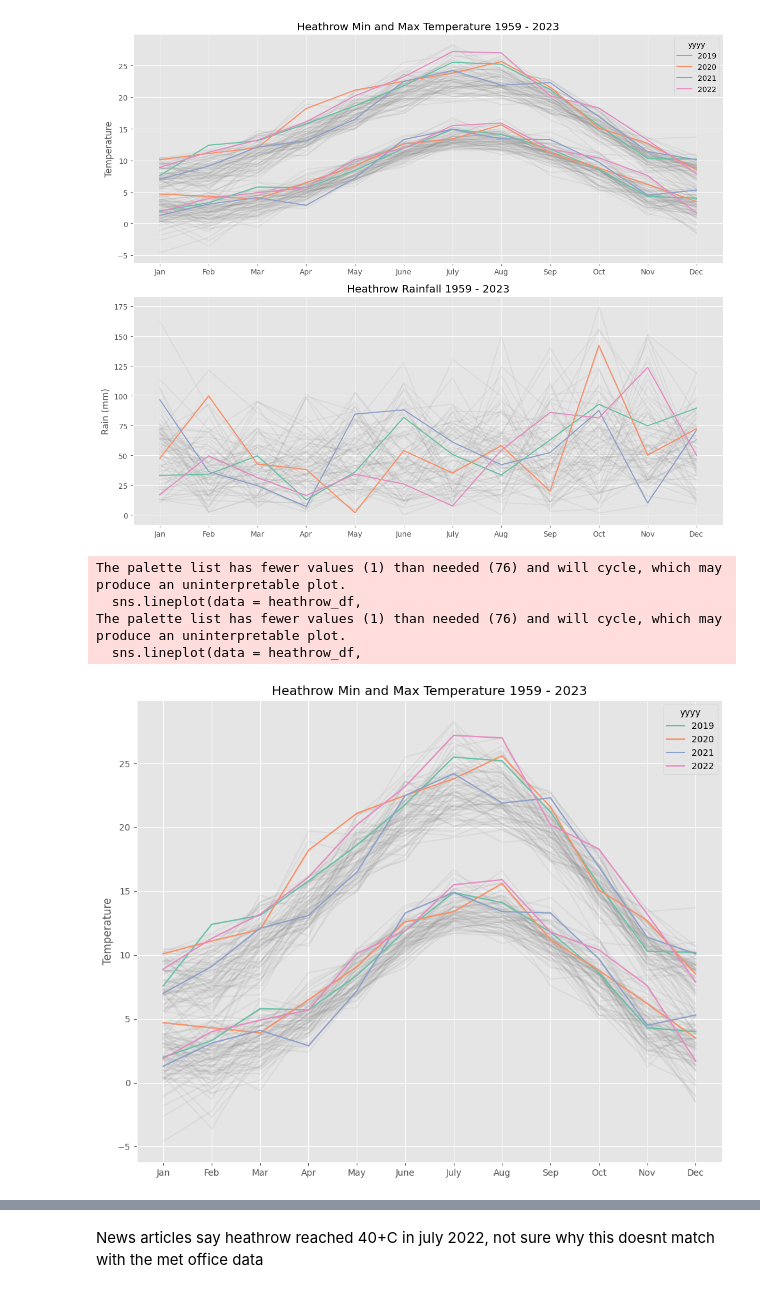
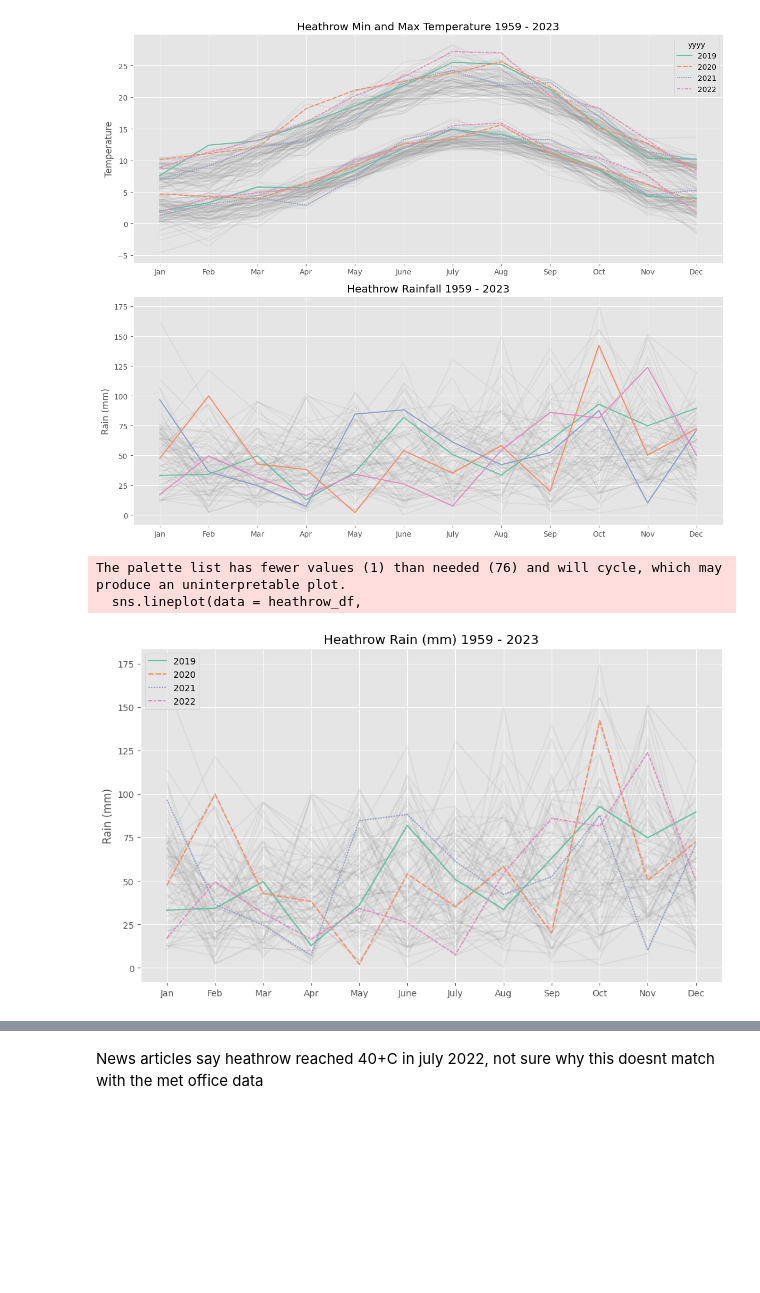
Before and after one commit to jmoro0408/DataVis, a Jupyter notebook: UK Temperature/heathrow_temp_plotting.ipynb, the cells around one changed output, grey strips where cells are left out. Cells and saved outputs as stored; diff of their text form; code cells hidden in the pictures; blank space fills up the shorter version.

Commit message:
add style and savefigs

```diff
--- a/UK Temperature/heathrow_temp_plotting.ipynb
+++ b/UK Temperature/heathrow_temp_plotting.ipynb
@@ -10,6 +10,8 @@ data_dir = Path("Data")
 braemar_dir = Path(data_dir, "Braemar.txt")
 heathrow_dir = Path(data_dir, "Heathrow.txt")
 co2_dir = Path(data_dir, "co-emissions-per-capita.csv")
+save_dir = Path("Figs","Heathrow")
+SAVE = True
 # %%
 co2_df = pd.read_csv(co2_dir)
 co2_uk = co2_df[co2_df['Entity'] == 'United Kingdom']
@@ -210,56 +227,42 @@ The palette list has fewer values (1) than needed (76) and will cycle, which may
   sns.lineplot(data = heathrow_df,
 [figure]
 # %%
-fig, ax1 = plt.subplots(ncols = 1, nrows = 1, figsize=(10, 8))
+fig, ax1 = plt.subplots(ncols = 1, nrows = 1, figsize=(10, 6))
 
 years = [2022,2021,2020,2019]
 # tmax
+
 sns.lineplot(data = heathrow_df,
-             y = 'tmax',
+             y = 'rain',
              x = 'mm',
              hue = 'yyyy',
              palette= ['gray'],
              legend = None,
              alpha = ALPHA,
              ax = ax1)
 
 sns.lineplot(data = heathrow_df[heathrow_df['yyyy'].isin(years)],
-             y = 'tmax',
+             y = 'rain',
              x = 'mm',
              hue = 'yyyy',
              palette= COLORS,
+             style = 'yyyy',
              ax = ax1)
 
-#tmin
-
-sns.lineplot(data = heathrow_df,
-             y = 'tmin',
-             x = 'mm',
-             hue = 'yyyy',
-             palette= ['gray'],
-             legend = None,
-             alpha = ALPHA,
-             ax = ax1)
-
-sns.lineplot(data = heathrow_df[heathrow_df['yyyy'].isin(years)],
-             y = 'tmin',
-             x = 'mm',
-             hue = 'yyyy',
-             legend = None,
-             palette= COLORS,
-             ax = ax1)
-
-
-
-ax1.set_ylabel("Temperature")
+ax1.set_ylabel("Rain (mm)")
 ax1.set_xlabel("")
-ax1.set_title("Heathrow Min and Max Temperature 1959 - 2023")
-
+ax1.set_title("Heathrow Rain (mm) 1959 - 2023")
+plt.legend(loc = 'upper left')
 
 plt.tight_layout()
+
+if SAVE:
+    plt.savefig(Path(save_dir,
+                     "rain_lineplot.svg"),
+                     format = "svg",
+                     facecolor = 'white',
+                     dpi = 300)
 # %% [output]
 The palette list has fewer values (1) than needed (76) and will cycle, which may produce an uninterpretable plot.
   sns.lineplot(data = heathrow_df,
-The palette list has fewer values (1) than needed (76) and will cycle, which may produce an uninterpretable plot.
-  sns.lineplot(data = heathrow_df,
-[figure, old version]
+[figure, new version]
```
Also changed, not shown: parts of 10 cells of this notebook, 1 other file.
